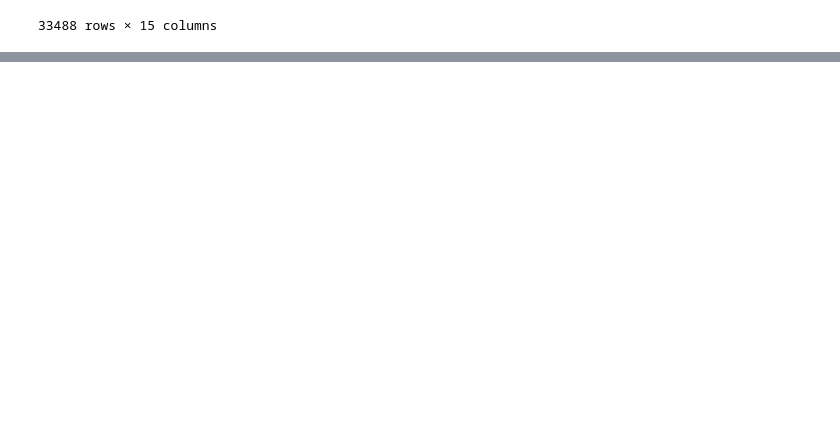
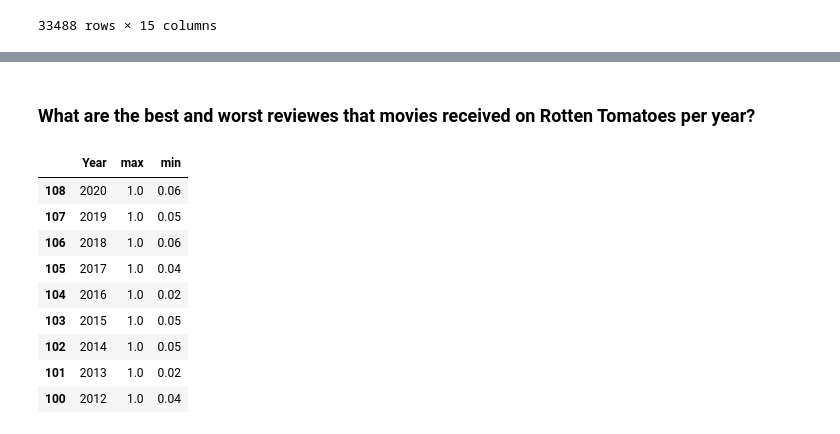
Before and after one commit to charliedgarrod/LSE-Career-Accelerator, a Jupyter notebook: Course 2: Data Analytics Using Python/Practical Activity/Canopy.ipynb, the cells around one changed output, grey strips where cells are left out. Cells and saved outputs as stored; diff of their text form; code cells hidden in the pictures; blank space fills up the shorter version.

Commit message:
Merge and agg functions
Added merge and agg functions questions from practical activity 3.1.9

```diff
--- a/Course 2: Data Analytics Using Python/Practical Activity/Canopy.ipynb
+++ b/Course 2: Data Analytics Using Python/Practical Activity/Canopy.ipynb
@@ -357,0 +404,22 @@ movies_ott_con
+# %% [markdown]
+### What are the best and worst reviewes that movies received on Rotten Tomatoes per year?
+# %%
+# Group the data by the 'Year' column and calculate the maximum and minimum Rotten Tomatoes ratings for movies each year.
+mo_gpby2 = movies_ott_merge.groupby('Year')['Rotten Tomatoes'].agg(['max', 'min']).reset_index()
+
+# Find the films released in 2012 and later, and sort them in descending order.
+mo_gpby2 = mo_gpby2[mo_gpby2['Year'] >= 2012].sort_values('Year', ascending= False)
+
+# Display the DataFrame
+mo_gpby2
+# %% [output]
+|  | Year | max | min |
+| 108 | 2020 | 1.0 | 0.06 |
+| 107 | 2019 | 1.0 | 0.05 |
+| 106 | 2018 | 1.0 | 0.06 |
+| 105 | 2017 | 1.0 | 0.04 |
+| 104 | 2016 | 1.0 | 0.02 |
+| 103 | 2015 | 1.0 | 0.05 |
+| 102 | 2014 | 1.0 | 0.05 |
+| 101 | 2013 | 1.0 | 0.02 |
+| 100 | 2012 | 1.0 | 0.04 |
```
Also changed, not shown: parts of 5 cells of this notebook.
